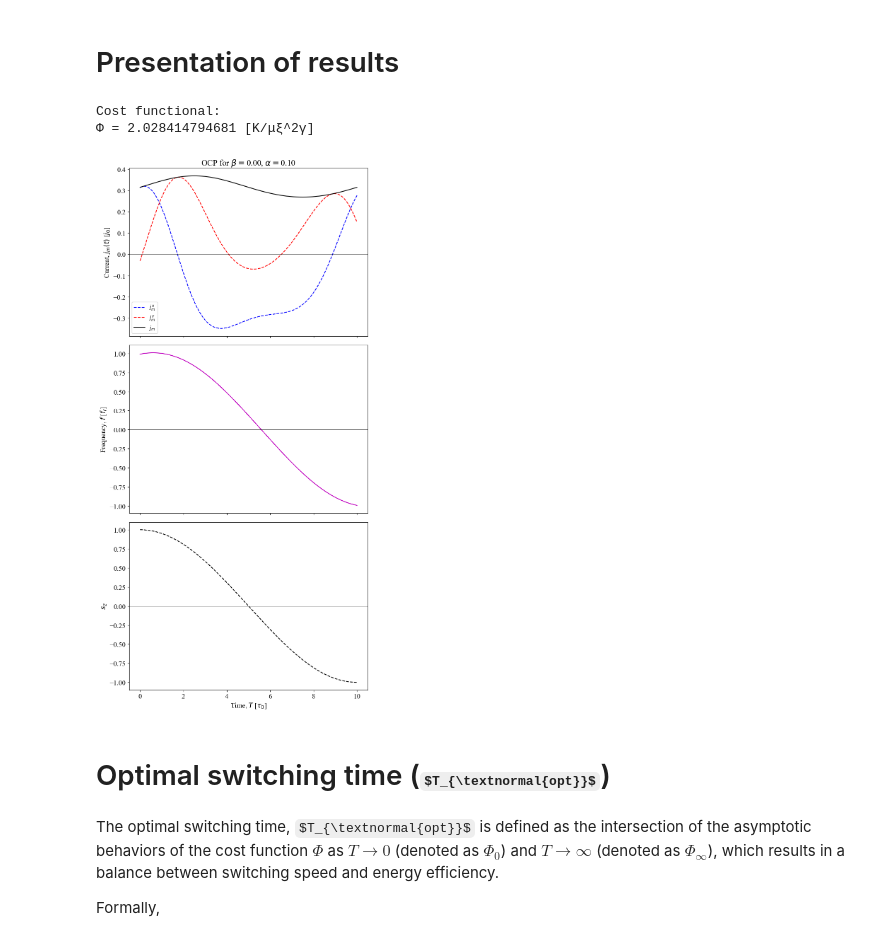
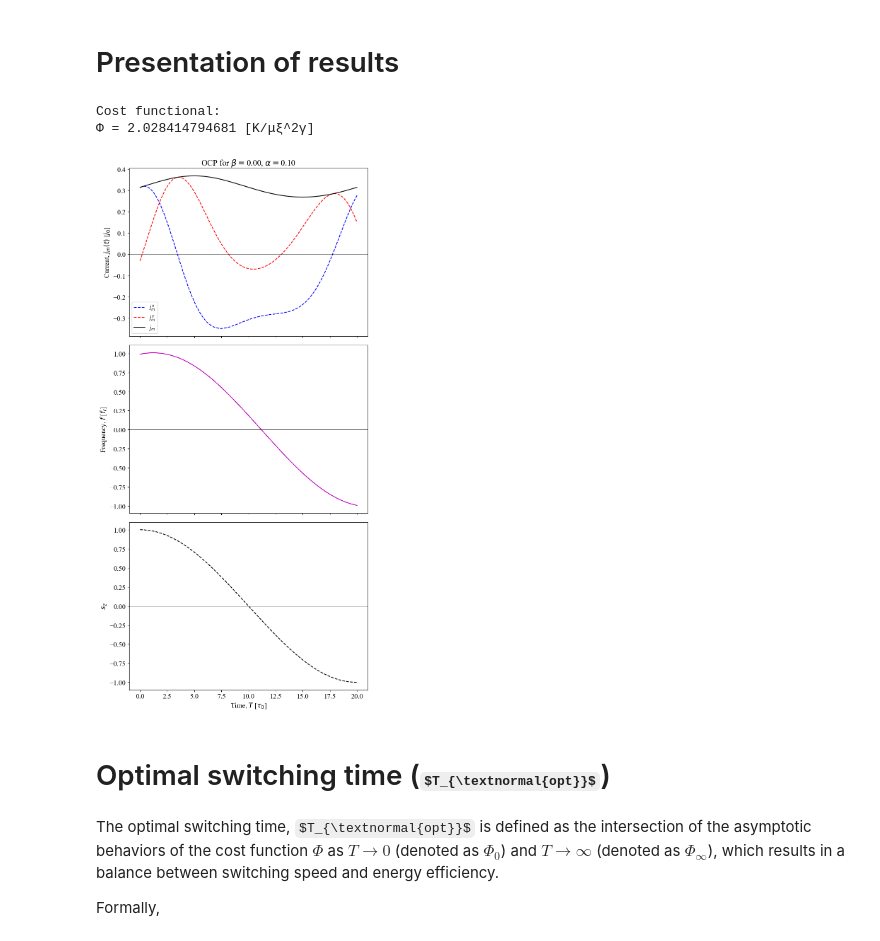
Before and after one commit to ivanpmiranda/test-sm-temporary, a Jupyter notebook: supplementary.ipynb, the cells around one changed output. Drawn from its saved outputs; the diff is of its cells as text; code cells hidden in the pictures; some formulas as TeX source.

```diff
--- a/supplementary.ipynb
+++ b/supplementary.ipynb
@@ -185,20 +185,20 @@ def show_results(T, dt, beta, alpha):
     size = 14
     fig, (ax1, ax2, ax3) = plt.subplots(3, figsize=(8, 16), sharex=True)
 
-    ax1.plot(ts, current[0], 'b--', label=r'$j_m^x$')
-    ax1.plot(ts, current[1], 'r--', label=r'$j_m^y$')
-    ax1.plot(ts, np.linalg.norm(current, axis=0), 'k', label=r'$j_m$')
+    ax1.plot(2*ts, current[0], 'b--', label=r'$j_m^x$')
+    ax1.plot(2*ts, current[1], 'r--', label=r'$j_m^y$')
+    ax1.plot(2*ts, np.linalg.norm(current, axis=0), 'k', label=r'$j_m$')
     ax1.axhline(0, linestyle='-', linewidth=.5, color='k')
     ax1.set_ylabel(r'Current, $j_m(t)$ [$j_0$]', fontdict={'size': size})
     ax1.set_title(r'OCP for $\beta=${:3.2f}, $\alpha=${:3.2f}'.format(beta, alpha))
     ax1.legend(loc='best', fontsize=11)
 
-    ax2.plot(ts, dpsi_table, 'm-')
+    ax2.plot(2*ts, dpsi_table, 'm-')
     ax2.axhline(0, linestyle='-', linewidth=.5, color='k')
     ax2.set_ylabel(r'Frequency, $f$ [$f_r$]', fontdict={'size': size})
 
     ax3.axhline(0, linestyle='-', linewidth=.5, color='k')
-    ax3.plot(ts, path[2], 'k--')
+    ax3.plot(2*ts, path[2], 'k--')
 
 
     ax3.set_ylabel(r'$s_z$', fontdict={'size': size})
@@ -217,17 +217,17 @@ def show_results(T, dt, beta, alpha):
 Below you can input $\alpha$, $\beta$ and $T$ (in units of $\tau_0$) values for the optimal pulse visualization. Choose also the value of $dt$.
 # %%
 alpha = 0.1
-beta = 0.0
-T = 10
+beta = (np.pi/2)*0
+T = 20
 dt = 1e-4
 # %% [markdown]
 # Presentation of results
 # %%
-show_results(T, dt, beta, alpha)
+show_results(T*0.5, dt, beta, alpha)
 # %% [output]
 Cost functional:
 Φ = 2.028414794681 [K/μξ^2γ]
-[figure, old version]
+[figure, new version]
 # %% [markdown]
 # Optimal switching time ($T_{\textnormal{opt}}$)
 
```
